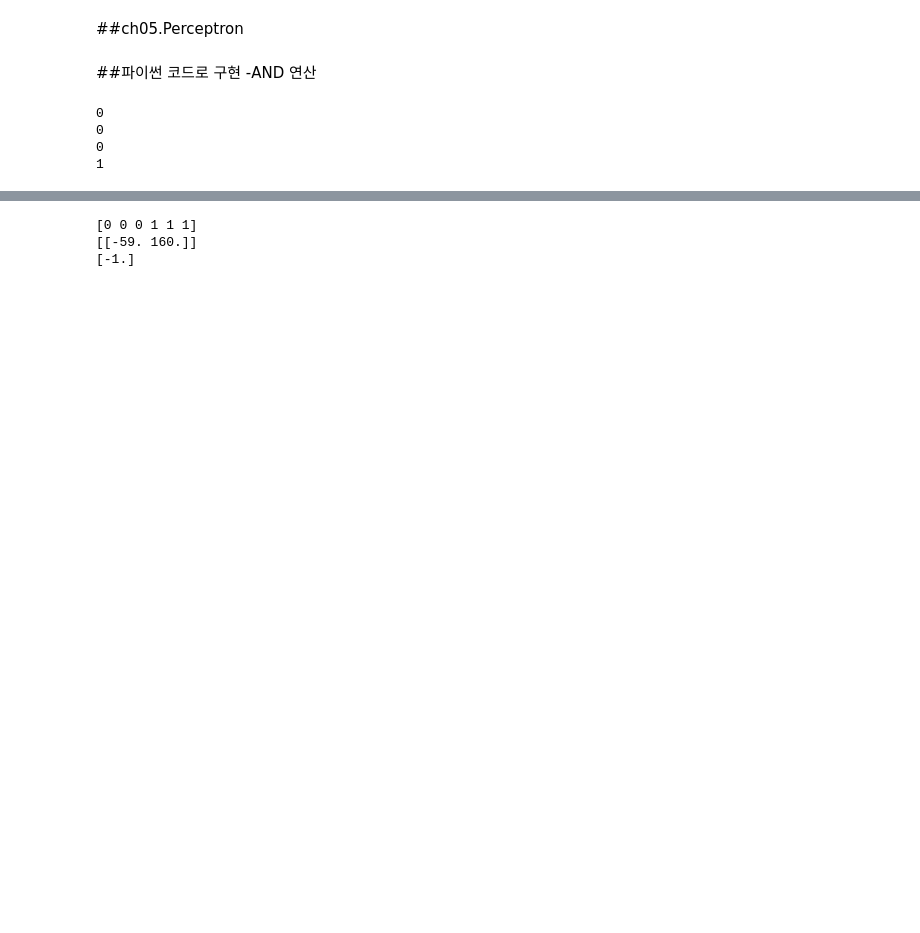
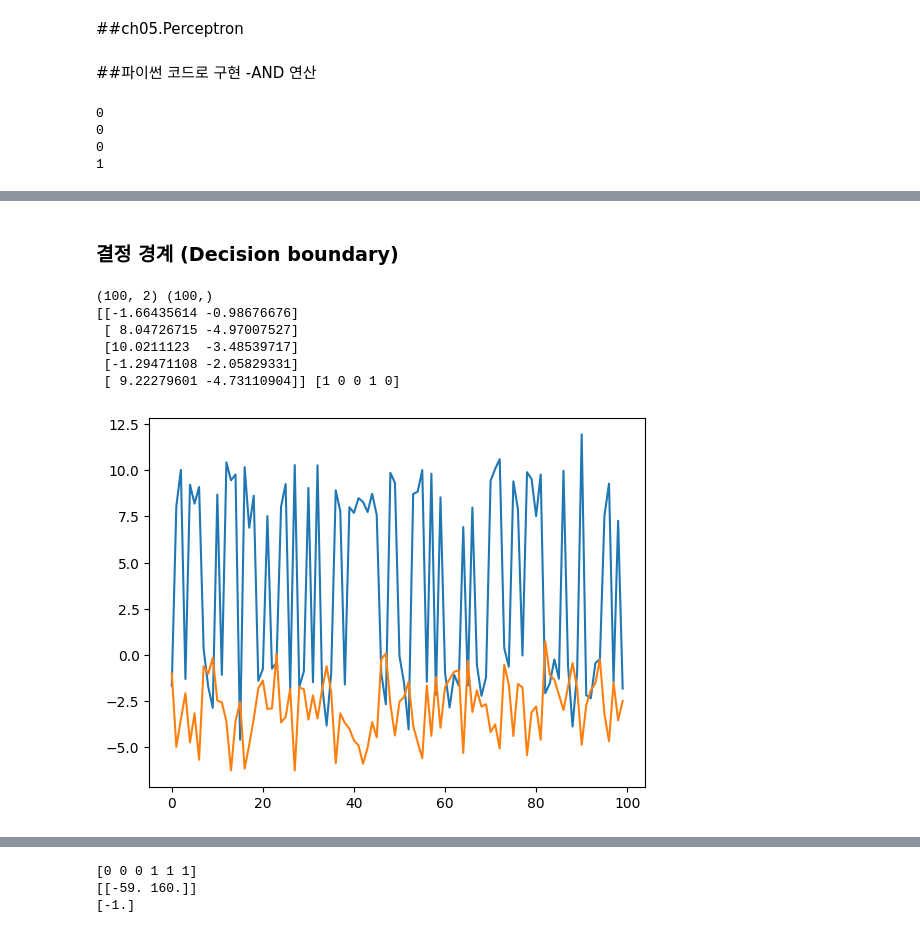
Before and after one commit to daeunkk/dl11, a Jupyter notebook: notebook/ch05_Perceptron.ipynb, the cells around one changed output, grey strips where cells are left out. Cells and saved outputs as stored; diff of their text form; code cells hidden in the pictures; blank space fills up the shorter version.

```diff
--- a/notebook/ch05_Perceptron.ipynb
+++ b/notebook/ch05_Perceptron.ipynb
@@ -27,0 +223,30 @@ print(perceptron(1, 1))
+# %% [markdown]
+### 결정 경계 (Decision boundary)
+# %%
+
+from matplotlib import pyplot as plt
+from sklearn.datasets import make_blobs
+from sklearn.linear_model import Perceptron
+import numpy as np
+
+# 퍼셉트론을 생성한다. tol는 종료 조건이다. random_state는 난수의 시드이다.
+clf = Perceptron(tol=1e-3, random_state=0)
+
+# 뭉쳐진 데이터를 만든다. 샘플의 개수는 총 100개, 클러스터의 개수는 2개이다.
+X, y = make_blobs(n_samples=100, centers=2)
+print(X.shape,y.shape)
+print(X[:5],y[:5])
+# %% [output]
+(100, 2) (100,)
+[[-1.66435614 -0.98676676]
+ [ 8.04726715 -4.97007527]
+ [10.0211123  -3.48539717]
+ [-1.29471108 -2.05829331]
+ [ 9.22279601 -4.73110904]] [1 0 0 1 0]
+# %%
+
+
+plt.plot(X)
+plt.show()
+# %% [output]
+[figure, added]
```
Also changed, not shown: parts of 22 cells of this notebook.
